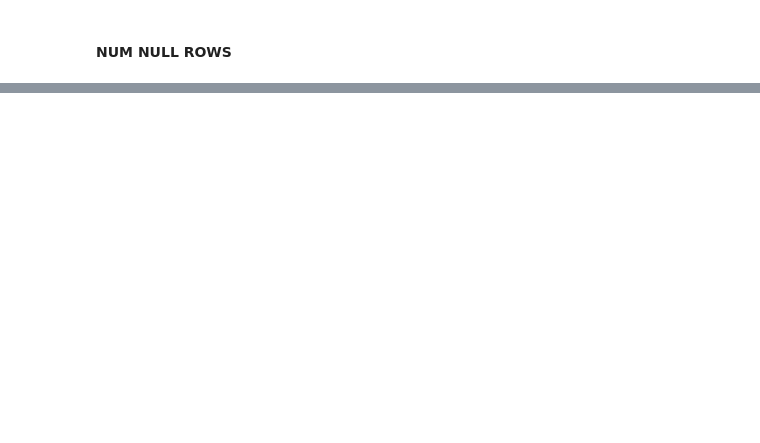
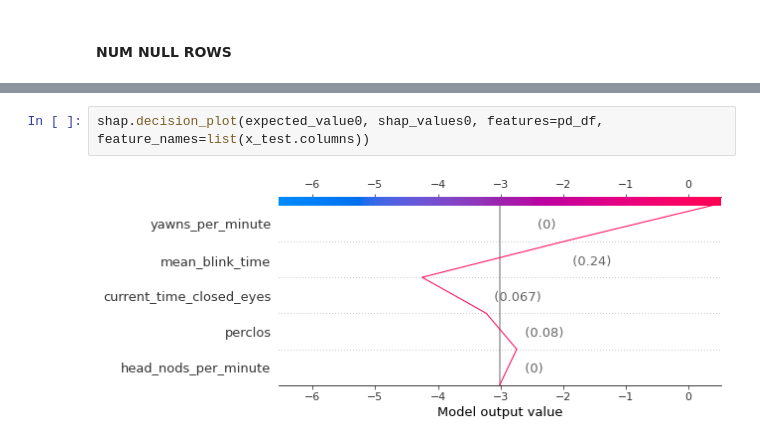
Before and after one commit to vidyc/Driver-Drowsiness-Detection-TFG, a Jupyter notebook: Untitled-1.ipynb, the cells around one changed output, grey strips where cells are left out. Drawn from its saved outputs; the diff is of its cells as text; blank space fills up the shorter version.

```diff
--- a/Untitled-1.ipynb
+++ b/Untitled-1.ipynb
@@ -483,0 +621,4 @@ x_train, x_test, y_train, y_test = train_test_split(data, labels, test_size=0.2,
+# %%
+shap.decision_plot(expected_value0, shap_values0, features=pd_df, feature_names=list(x_test.columns))
+# %% [output]
+[figure, added]
```
Also changed, not shown: parts of 12 cells of this notebook, 20 other files.
